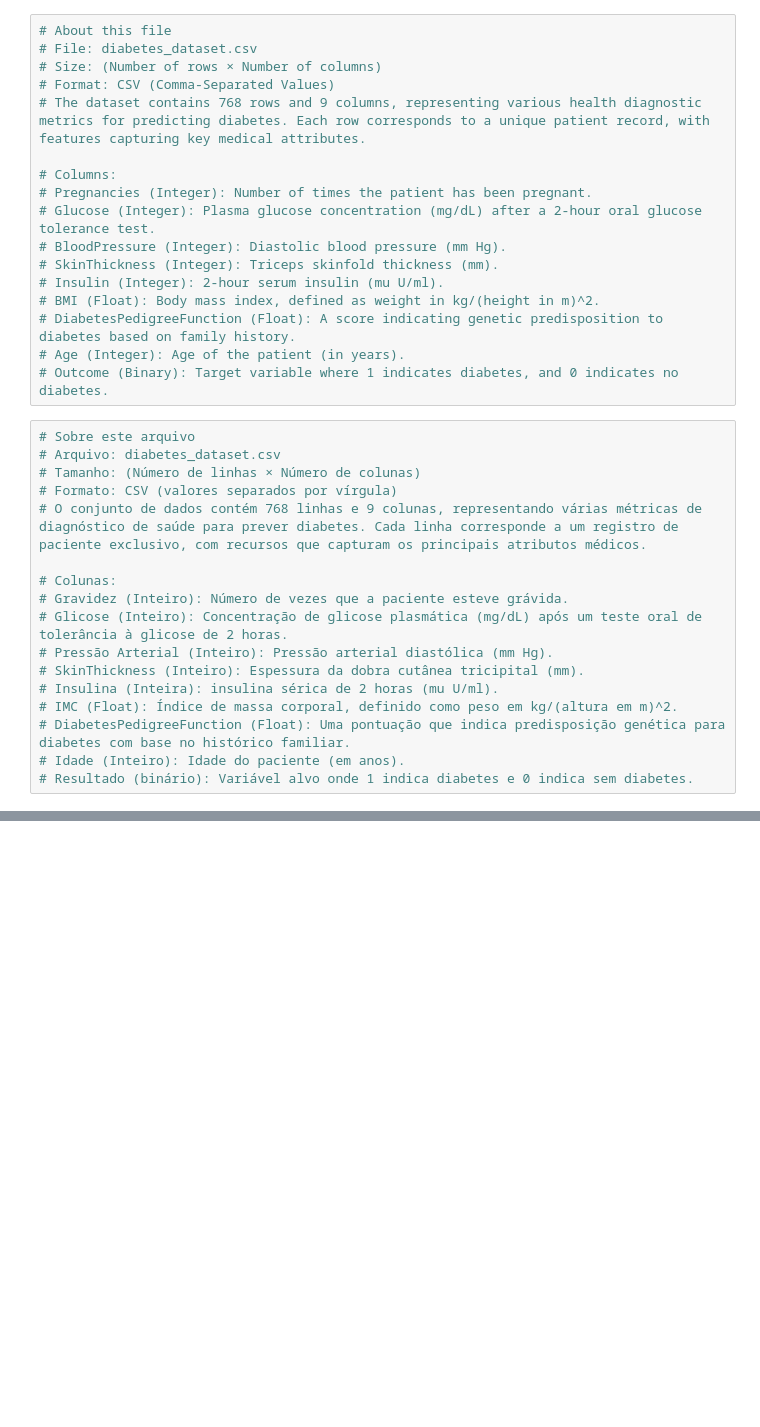
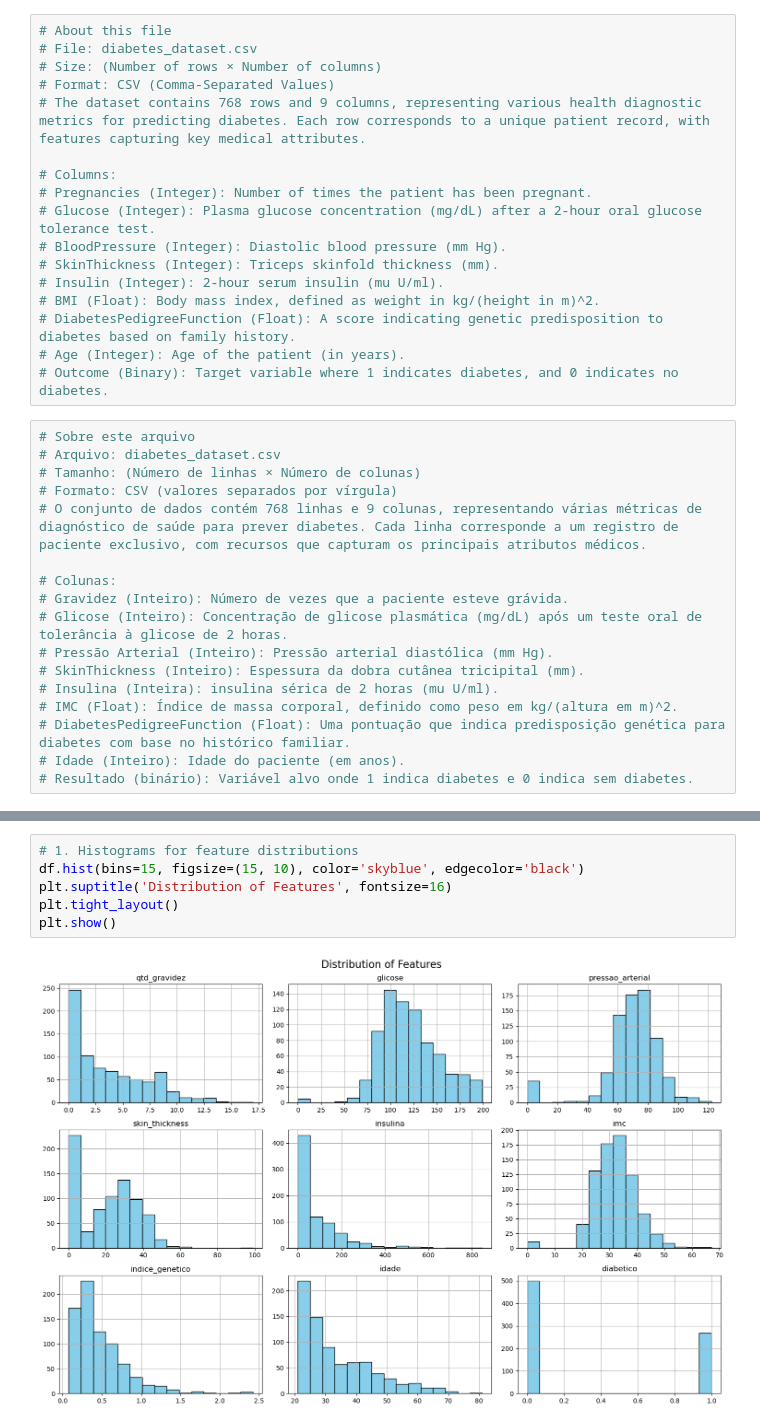
Before and after one commit to pablonieto02/kaggle, a Jupyter notebook: diabetes_pandas.ipynb, the cells around one changed output, grey strips where cells are left out. Drawn from its saved outputs; the diff is of its cells as text; blank space fills up the shorter version.

```diff
--- a/diabetes_pandas.ipynb
+++ b/diabetes_pandas.ipynb
@@ -76,3 +70,11 @@ df.head()
 | 2 | 8 | 183 | 64 | 0 | 0 | 23.3 | 0.672 | 32 | ... |
 | 3 | 1 | 89 | 66 | 23 | 94 | 28.1 | 0.167 | 21 | ... |
 | 4 | 0 | 137 | 40 | 35 | 168 | 43.1 | 2.288 | 33 | ... |
+# %%
+# 1. Histograms for feature distributions
+df.hist(bins=15, figsize=(15, 10), color='skyblue', edgecolor='black')
+plt.suptitle('Distribution of Features', fontsize=16)
+plt.tight_layout()
+plt.show()
+# %% [output]
+[figure, added]
```
Also changed, not shown: parts of 5 cells of this notebook.
